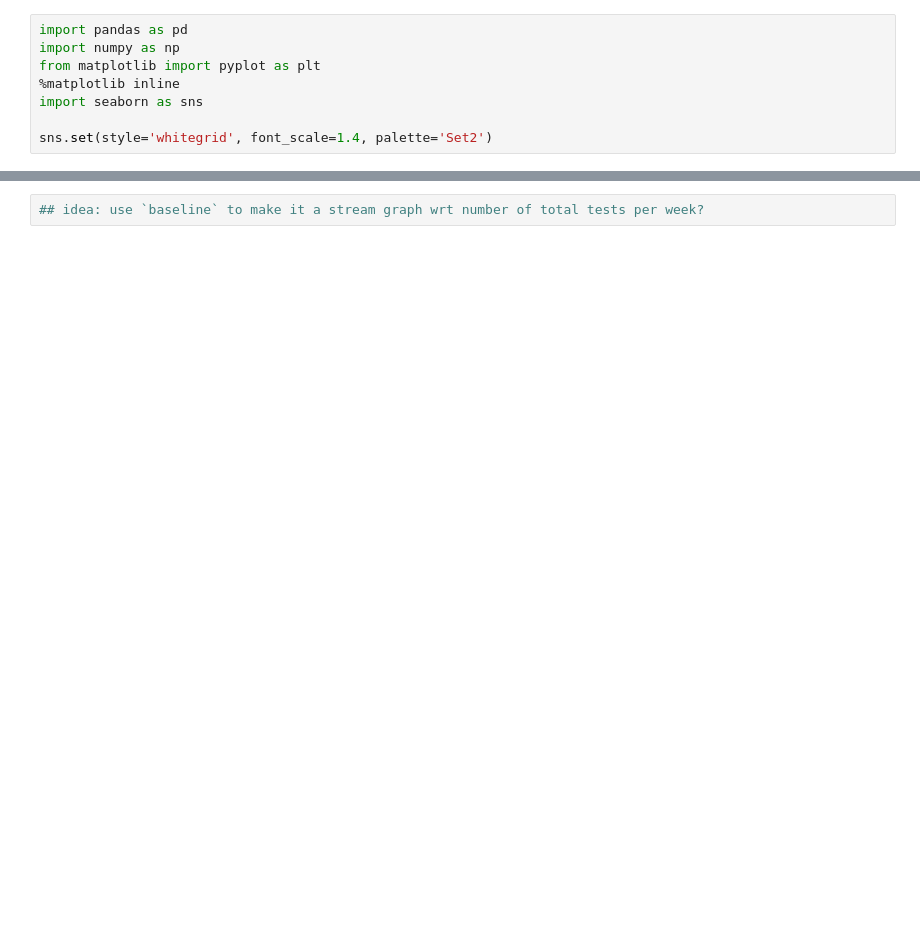
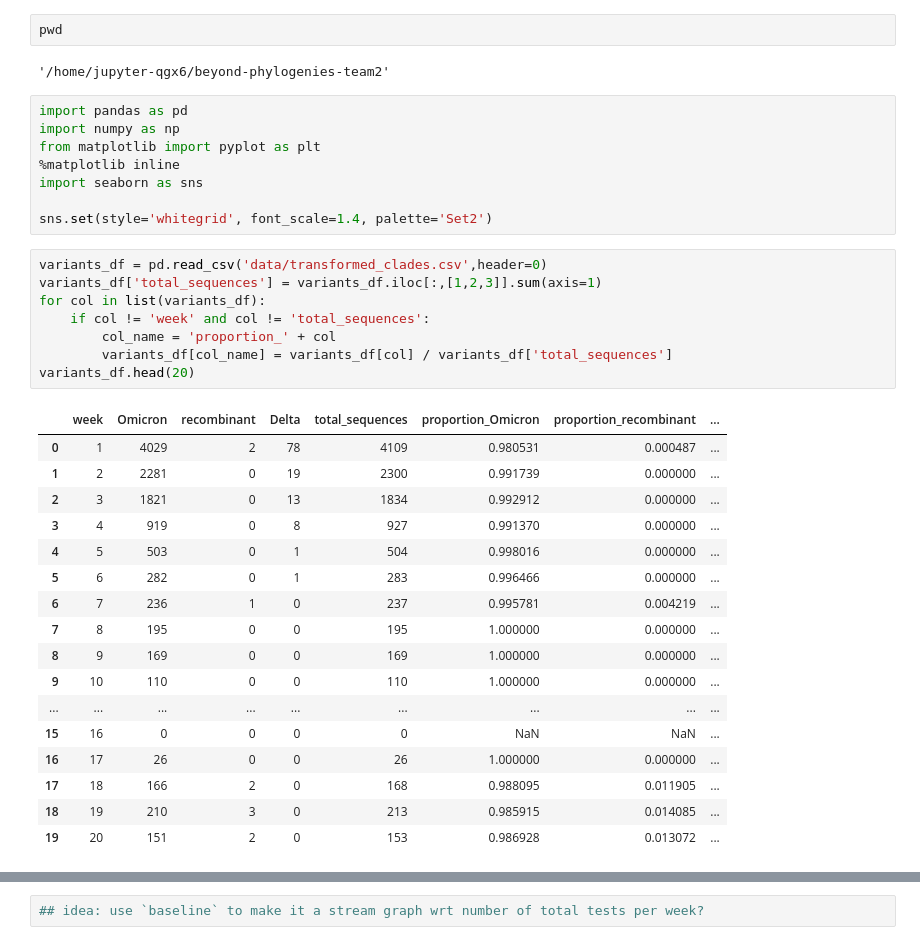
Before and after one commit to NCBI-Codeathons/beyond-phylogenies-team2, a Jupyter notebook: variant_freqs_vs_continuous_metrics.ipynb, the cells around one changed output, grey strips where cells are left out. Cells and saved outputs as stored; diff of their text form; blank space fills up the shorter version.

```diff
--- a/variant_freqs_vs_continuous_metrics.ipynb
+++ b/variant_freqs_vs_continuous_metrics.ipynb
@@ -1,3 +23,7 @@
+# %%
+pwd
+# %% [output]
+'/home/jupyter-qgx6/beyond-phylogenies-team2'
 # %%
 import pandas as pd
 import numpy as np
@@ -6,3 +32,29 @@ from matplotlib import pyplot as plt
 import seaborn as sns
 
 sns.set(style='whitegrid', font_scale=1.4, palette='Set2')
+# %%
+variants_df = pd.read_csv('data/transformed_clades.csv',header=0)
+variants_df['total_sequences'] = variants_df.iloc[:,[1,2,3]].sum(axis=1)
+for col in list(variants_df):
+    if col != 'week' and col != 'total_sequences':
+        col_name = 'proportion_' + col
+        variants_df[col_name] = variants_df[col] / variants_df['total_sequences']
+variants_df.head(20)
+# %% [output]
+|  | week | Omicron | recombinant | Delta | total_sequences | proportion_Omicron | proportion_recombinant | ... |
+| 0 | 1 | 4029 | 2 | 78 | 4109 | 0.980531 | 0.000487 | ... |
+| 1 | 2 | 2281 | 0 | 19 | 2300 | 0.991739 | 0.000000 | ... |
+| 2 | 3 | 1821 | 0 | 13 | 1834 | 0.992912 | 0.000000 | ... |
+| 3 | 4 | 919 | 0 | 8 | 927 | 0.991370 | 0.000000 | ... |
+| 4 | 5 | 503 | 0 | 1 | 504 | 0.998016 | 0.000000 | ... |
+| 5 | 6 | 282 | 0 | 1 | 283 | 0.996466 | 0.000000 | ... |
+| 6 | 7 | 236 | 1 | 0 | 237 | 0.995781 | 0.004219 | ... |
+| 7 | 8 | 195 | 0 | 0 | 195 | 1.000000 | 0.000000 | ... |
+| 8 | 9 | 169 | 0 | 0 | 169 | 1.000000 | 0.000000 | ... |
+| 9 | 10 | 110 | 0 | 0 | 110 | 1.000000 | 0.000000 | ... |
+| ... | ... | ... | ... | ... | ... | ... | ... | ... |
+| 15 | 16 | 0 | 0 | 0 | 0 | NaN | NaN | ... |
+| 16 | 17 | 26 | 0 | 0 | 26 | 1.000000 | 0.000000 | ... |
+| 17 | 18 | 166 | 2 | 0 | 168 | 0.988095 | 0.011905 | ... |
+| 18 | 19 | 210 | 3 | 0 | 213 | 0.985915 | 0.014085 | ... |
+| 19 | 20 | 151 | 2 | 0 | 153 | 0.986928 | 0.013072 | ... |
```
Also changed, not shown: parts of 4 cells of this notebook.
